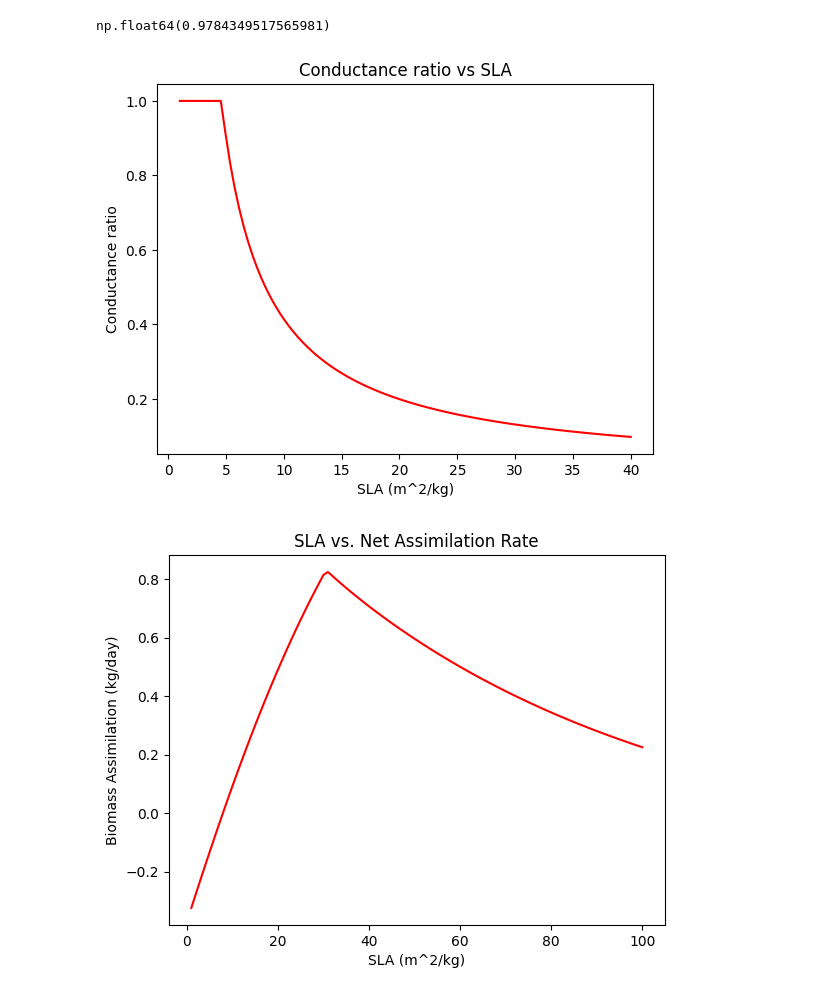
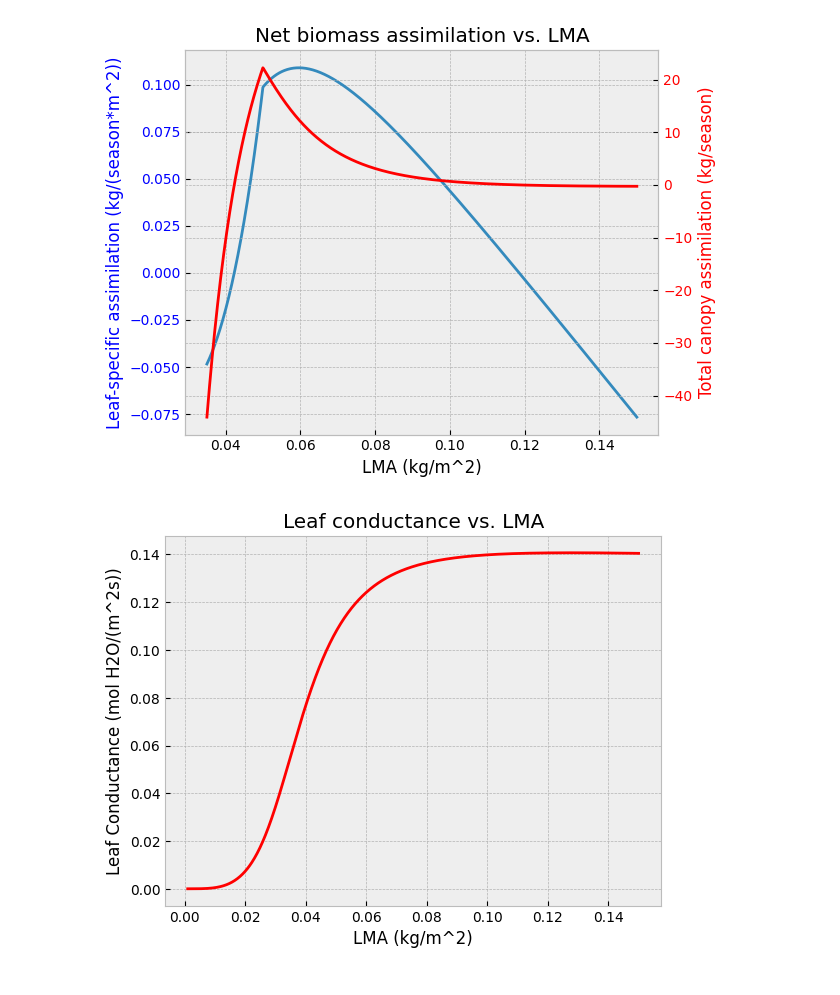
Before and after one commit to MustriM95/ScaledOptim, a Jupyter notebook: Simulations.ipynb, the cells around one changed output. Saved outputs shown, nothing was run; the diff lists cells and outputs as text; code cells hidden in the pictures.

```diff
--- a/Simulations.ipynb
+++ b/Simulations.ipynb
@@ -13,35 +13,42 @@ from functions import *
-# %%
-g_compensation(eSLA=60, h=5, p_inc=0.5, T_A=10, gsday_s=17, gsday_e=165)
-# %% [output]
-np.float64(0.9784349517565981)
+# %%
+plt.style.use('bmh')
 # %%
-g_comp_vect = np.vectorize(g_compensation)
-x = np.linspace(1, 40, 100)
-y =  g_comp_vect(eSLA=x, h=20, p_inc=0.5, T_A=40, gsday_s=17, gsday_e=165)
+#G_de_vect = np.vectorize(G_de)
+h_var = 16
+x = np.linspace(0.035, 0.15, 1000)
+y =  [G_de(LMA=i, h=h_var, a_l=0.001, p_inc=0.15, T_A=25, uw=4, RH=55, lat=50, alt=10, R_dir=500, R_dif=400, R_PAR_dir=300, R_PAR_dif=300, gsday_s=90, gsday_e=270)[0] for i in x]
+z =  [G_de(LMA=i, h=h_var, a_l=0.001, p_inc=0.15, T_A=25, uw=4, RH=55, lat=50, alt=10, R_dir=500, R_dif=400, R_PAR_dir=300, R_PAR_dif=300, gsday_s=90, gsday_e=270)[1] for i in x]
 
-plot = plt.plot(x, y, color='red')
+fig, ax1 =plt.subplots()
+ax1.plot = plt.plot(x, y)
+ax1.set_xlabel('LMA (kg/m^2)')
+ax1.set_ylabel('Leaf-specific assimilation (kg/(season*m^2))', color='blue')
+ax1.tick_params(axis='y', labelcolor='blue')
 
-plt.title('Conductance ratio vs SLA')
-plt.xlabel('SLA (m^2/kg)')
-plt.ylabel('Conductance ratio')
+ax2 = ax1.twinx()
+ax2.set_ylabel('Total canopy assimilation (kg/season)', color='red')
+ax2.plot = plt.plot(x, z, color='red')
+ax2.tick_params(axis='y', labelcolor='red')
 
-plt.show(plot)
+
+plt.title('Net biomass assimilation vs. LMA')
+
+plt.savefig('leaf_v_tree_300dpi.png', dpi=300, bbox_inches='tight')
+fig.tight_layout()  # otherwise the right y-label is slightly clipped
+plt.show()
 # %% [output]
-[figure, old version]
+[figure, new version]
 # %%
-x = np.linspace(5, 16.1, 1000)
-y =  [G_de(LMA=0.015, h=i, a_l=0.001, p_inc=50.0, T_A=10, uw=4, RH=25, lat=30, alt=100, R_dir=300, R_dif=200, R_PAR_dir=500, R_PAR_dif=500, gsday_s=100, gsday_e=270)[1] for i in x]
+x = np.linspace(0.001, 0.15, 1000)
+y =  [G_de(LMA=i, h=9, a_l=0.001, p_inc=0.1, T_A=5, uw=4, RH=50, lat=45, alt=0, R_dir=300, R_dif=200, R_PAR_dir=700, R_PAR_dif=700, gsday_s=50, gsday_e=270)[2] for i in x]
 
-fig, ax1 =plt.subplots()
-ax1.plot = plt.plot(x, y)
-ax2 = ax1.axhline(0, linestyle='--', color='black')
+plot = plt.plot(x, y, color='red')
 
-plt.title('Net biomass assimilation vs. Tree height')
-plt.xlabel('Tree height (m)')
-plt.ylabel('Net biomass assimilation (kg)')
+plt.title('Leaf conductance vs. LMA')
+plt.xlabel('LMA (kg/m^2)')
+plt.ylabel('Leaf Conductance (mol H2O/(m^2s))')
 
-fig.tight_layout()
-plt.savefig('Tree_height_300dpi.png', dpi=300, bbox_inches='tight') # otherwise the right y-label is slightly clipped
-plt.show()
+plt.savefig('hydraulic_tree_300dpi.png', dpi=300, bbox_inches='tight')
+plt.show(plot)
 # %% [output]
-[figure, old version]
+[figure, new version]
```
Also changed, not shown: parts of 8 cells of this notebook.
